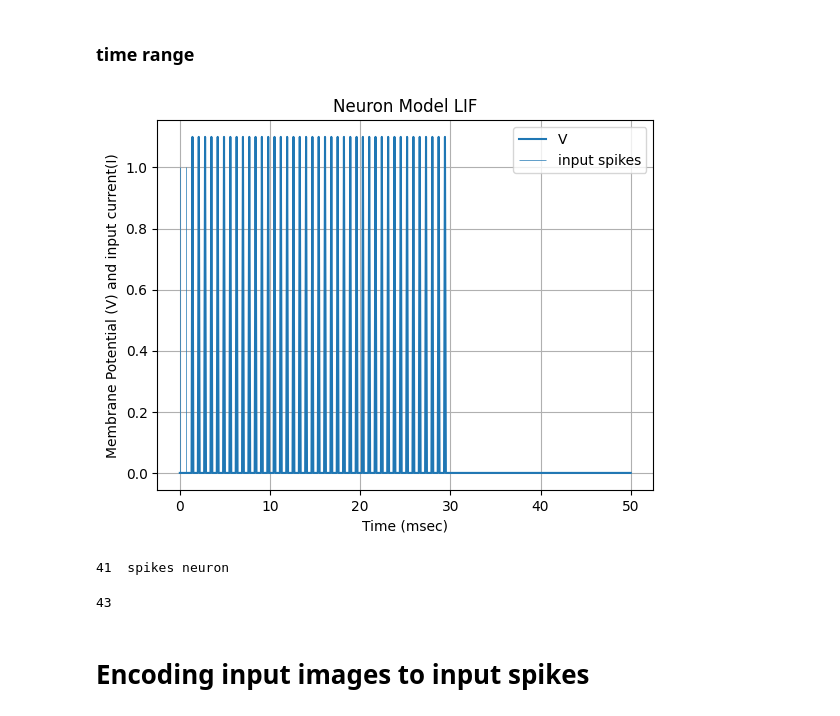
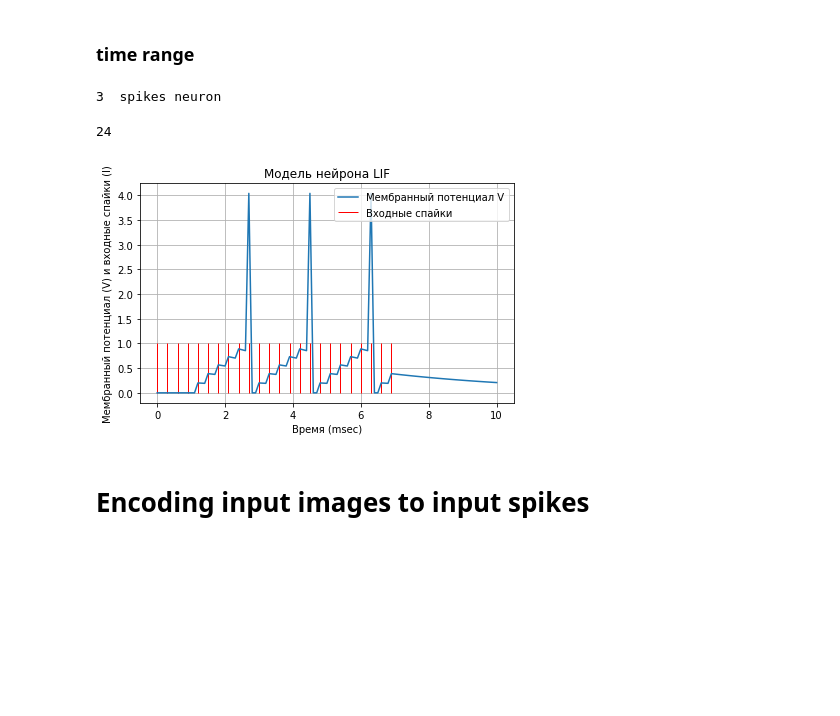
Before and after one commit to applevitya/lab, a Jupyter notebook: neuro_spike/simple_learning_model.ipynb, the cells around one changed output. Cells and saved outputs as stored; diff of their text form; code cells hidden in the pictures; blank space fills up the shorter version.

```diff
--- a/neuro_spike/simple_learning_model.ipynb
+++ b/neuro_spike/simple_learning_model.ipynb
@@ -44,11 +44,11 @@ normalized = (x-np.min(x))/float(np.max(x)-np.min(x))*50
 # %%
 class LIFneuronConfig():
     def __init__(self,):
-        self.R = 0.11 # resistance (k-Ohm)
-        self.C = 1 # capacitance (u-F)
+        self.R = 10 # resistance (k-Ohm)
+        self.C = 0.5 # capacitance (u-F)
 
-        self.v_thresh = 0.001
-        self.v_spike = 1
+        self.v_thresh = 1
+        self.v_spike = 3
         self.v_base = 0
 
         self.tau_m = self.R*self.C # time constant (msec)
@@ -128,14 +128,15 @@ def PlotNeuron(model, time, dt, I):
         v[i] = neuron.generateSpiking(I[i], t, dt)
 
     if model.isPlot:
-        plt.plot(t_span,v, label = 'V')
-        plt.vlines(t_span, [0], I, label = 'input spikes',linewidth=0.5)
-        plt.title('Neuron Model LIF')
-        plt.ylabel('Membrane Potential (V) and input current(I)')
-        plt.xlabel('Time (msec)')
+        plt.plot(t_span,v, label = 'Мембранный потенциал V')
+        plt.vlines(t_span, [0], I, label = 'Входные спайки',linewidth=1,colors='r')
+        plt.title('Модель нейрона LIF')
+        plt.ylabel('Мембранный потенциал (V) и входные спайки (I)')
+        plt.xlabel('Время (msec)')
         plt.grid()
         plt.legend(loc="upper right")
-        plt.show()
+        plt.tight_layout()  # автоматически настроить масштаб и расположение графика
+        plt.savefig('LIF.pdf')
     return v
 
 
@@ -150,7 +151,7 @@ def count_spikes(array):
 ### time range
 # %%
 #time series
-T = 50 #ms
+T = 10 #ms
 dt = 0.1
 time = np.arange(0,T+dt,dt)
 
@@ -158,15 +159,15 @@ time = np.arange(0,T+dt,dt)
 W = read_dataset()
 # %%
 t_span = np.arange(0, T+dt, dt)
-I = [1 if i%7==0 and i<300 else 0 for i in range(len(time))]
+I = [1 if i%3==0 and i<70 else 0 for i in range(len(time))]
 neuron = LIF_simple()
 PlotNeuron(neuron, time, dt, I);
 print(neuron.num, ' spikes neuron ')
 count_spikes(I)
 # %% [output]
-[figure, old version]
-41  spikes neuron
+3  spikes neuron
-43
+24
+[figure, new version]
 # %% [markdown]
 # Encoding input images to input spikes
 # %%
```
Also changed, not shown: 5 other files.
